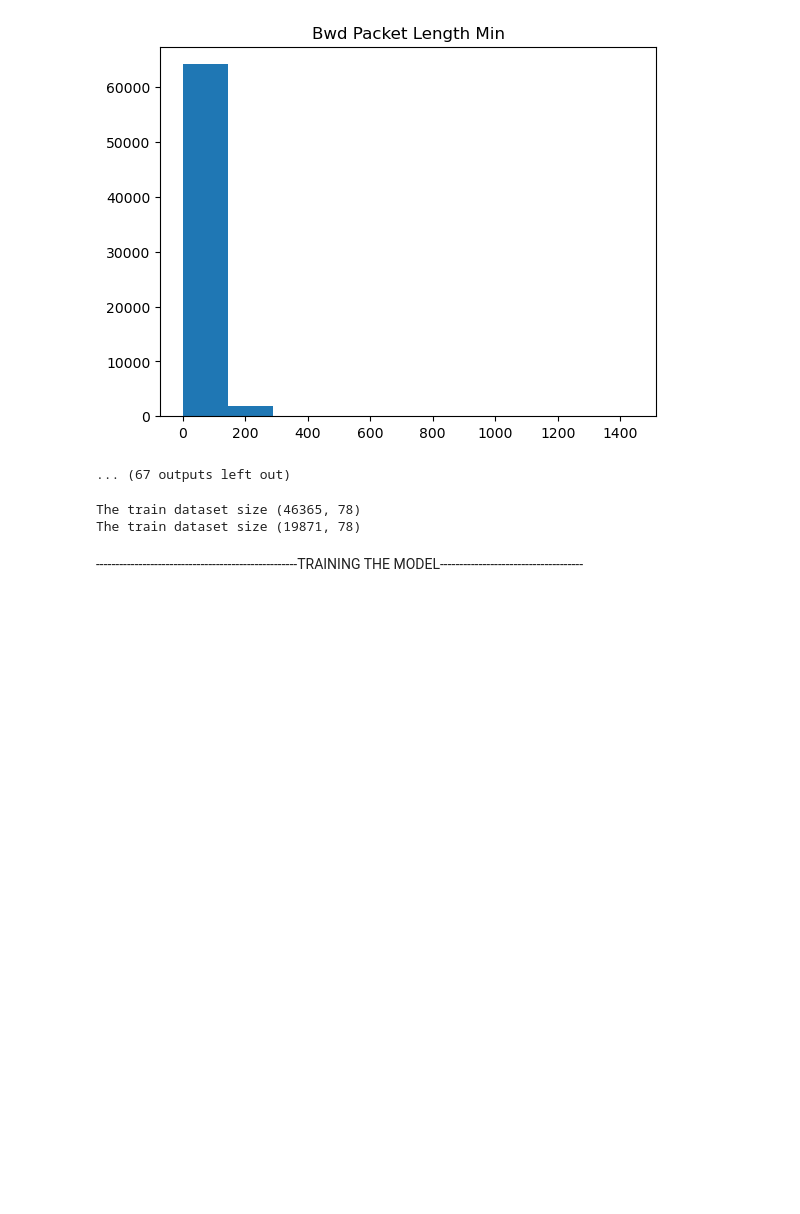
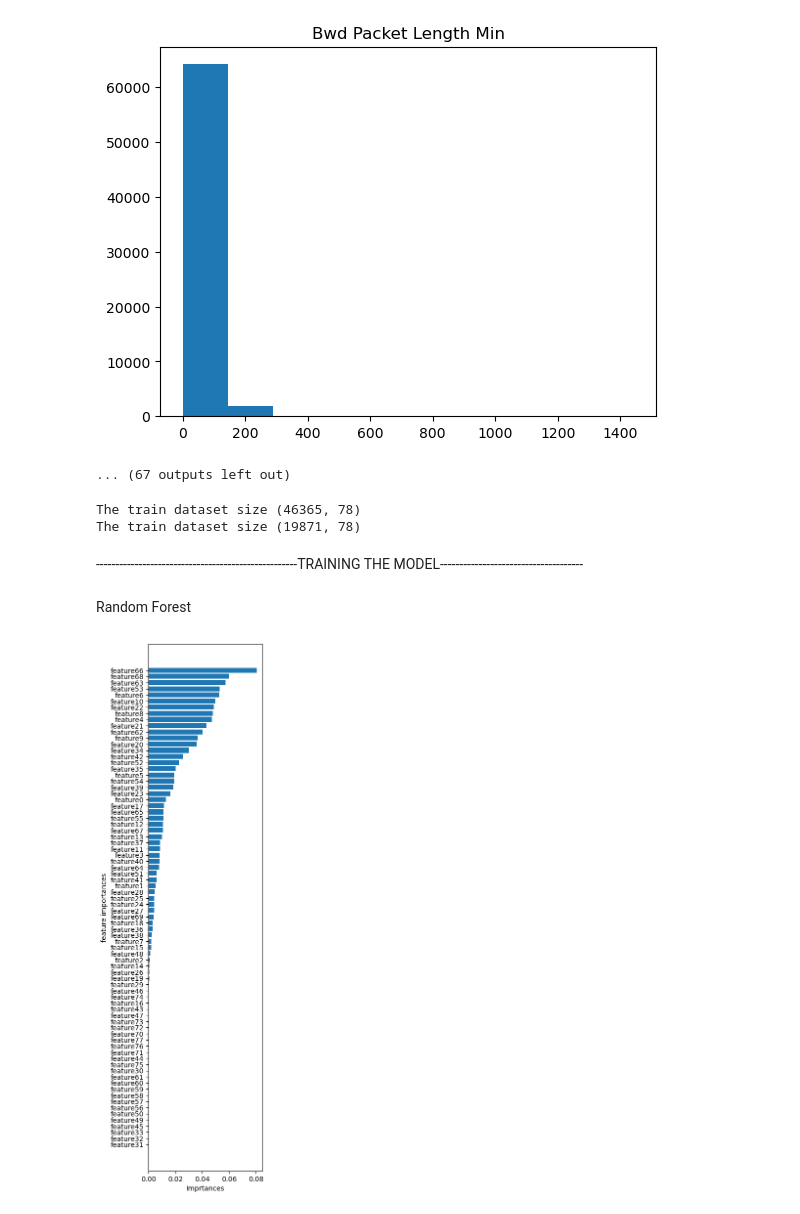
Before and after one commit to fidaear/detect-DDOS-using-Machine-Learning, a Jupyter notebook: main_file.ipynb, the cells around one changed output. Cells and saved outputs as stored; diff of their text form; code cells hidden in the pictures; blank space fills up the shorter version.

```diff
--- a/main_file.ipynb
+++ b/main_file.ipynb
@@ -167,8 +167,25 @@ The train dataset size (46365, 78)
 The train dataset size (19871, 78)
 # %% [markdown]
 ----------------------------------------------------TRAINING THE MODEL-------------------------------------
+# %% [markdown]
+Random Forest
 # %%
 #RANDOM FOREST
 rf_model=RandomForestClassifier(n_estimators=50, random_state=42)
 rf_model.fit(X_train,y_train)
 rf_pred=rf_model.predict(X_test)
+# %%
+#getting feature importance from trading data
+importances=rf_model.feature_importances_
+# getting the indices features sorted by importance
+indices=sorted(range(len(importances)),key=lambda i:importances[i], reverse=False)
+feature_names=[f"feature{i}"for i in indices]
+#plotting importing feature horizontaly
+plt.figure(figsize=(3,14))
+plt.barh(range(X_train.shape[1]),importances[indices], align="center")
+plt.yticks(range(X_train.shape[1]),feature_names)
+plt.xlabel("Imprtances")
+plt.ylabel("feature importances")
+plt.show()
+# %% [output]
+[figure, added]
```
Also changed, not shown: parts of 2 cells of this notebook.
